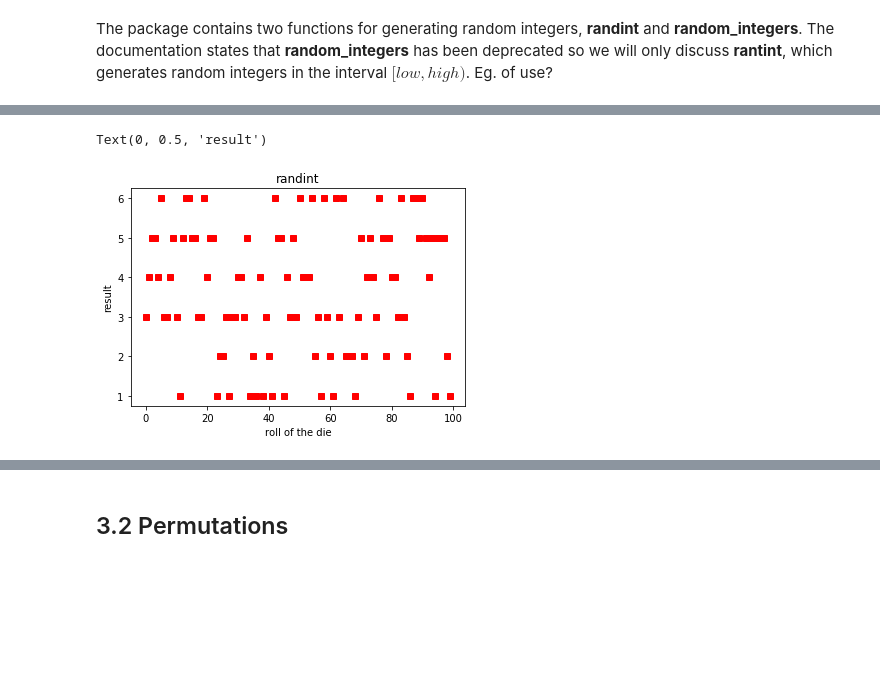
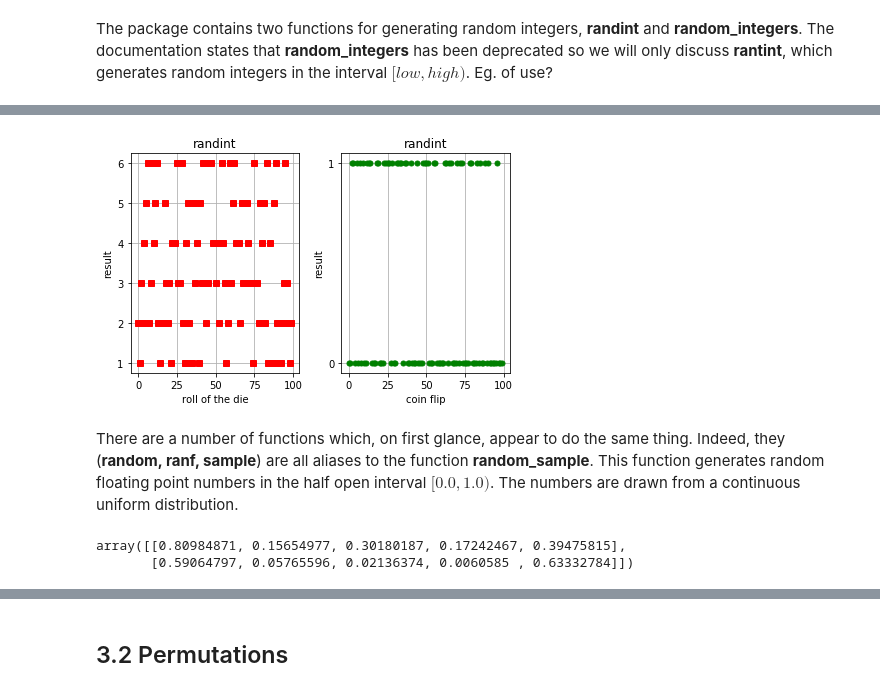
Before and after one commit to elizabethdaly/numpy-random, a Jupyter notebook: numpy-random.ipynb, the cells around one changed output, grey strips where cells are left out. Drawn from its saved outputs; the diff is of its cells as text; code cells hidden in the pictures; blank space fills up the shorter version.

```diff
--- a/numpy-random.ipynb
+++ b/numpy-random.ipynb
@@ -8,12 +8,13 @@ In this notebook I will explain the use of the numpy.random package in Python. I
 # %% [markdown]
 ### Preliminaries
 # %%
-# matplotlib settings.
-%matplotlib inline
-
 # Import required packages.
 import matplotlib.pyplot as plt
 import numpy as np
+
+# matplotlib settings.
+%matplotlib inline
+plt.rcParams['figure.figsize'] = 10, 6
 # %% [markdown]
 ***
 ## 2. The purpose of the numpy.random package
@@ -107,9 +134,30 @@ Example given in the documentation of rolling a six-sided die. Also coin toss. H
 # %%
 d1 = np.random.randint(1, 7, 100)
+
+plt.subplot(1, 2, 1)
 plt.plot(d1, 'rs')
 plt.title('randint')
 plt.xlabel('roll of the die')
 plt.ylabel('result')
+plt.grid()
+
+plt.subplot(1, 2, 2)
+c1 = np.random.randint(0, 2, 100)
+plt.plot(c1, 'go', markersize=5)
+plt.title('randint')
+plt.xlabel('coin flip')
+plt.ylabel('result')
+plt.grid()
+plt.yticks(np.arange(2))
+
+plt.tight_layout()
 # %% [output]
-Text(0, 0.5, 'result')
-[figure, old version]
+[figure, new version]
+# %% [markdown]
+There are a number of functions which, on first glance, appear to do the same thing. Indeed, they (**random, ranf, sample**) are all aliases to the function **random_sample**. This function generates random floating point numbers in the half open interval $[0.0, 1.0)$. The numbers are drawn from a continuous uniform distribution.
+# %%
+# 2 x 5 array of random floats.
+np.random.random_sample((2,5))
+# %% [output]
+array([[0.80984871, 0.15654977, 0.30180187, 0.17242467, 0.39475815],
+       [0.59064797, 0.05765596, 0.02136374, 0.0060585 , 0.63332784]])
```
Also changed, not shown: parts of 35 cells of this notebook, 1 other file.
